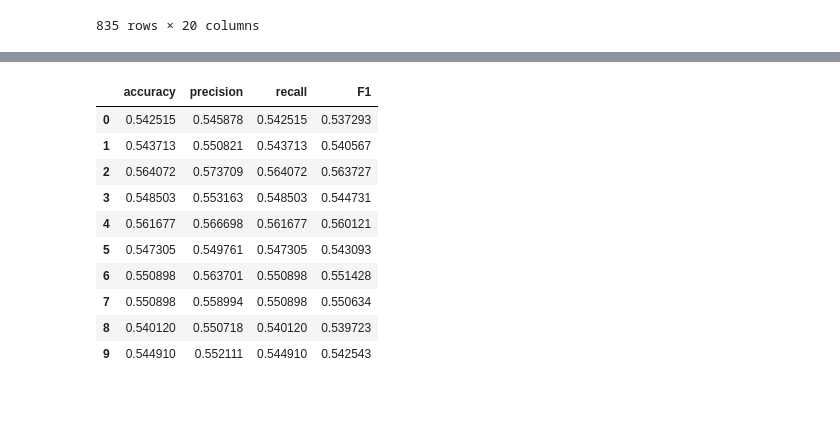
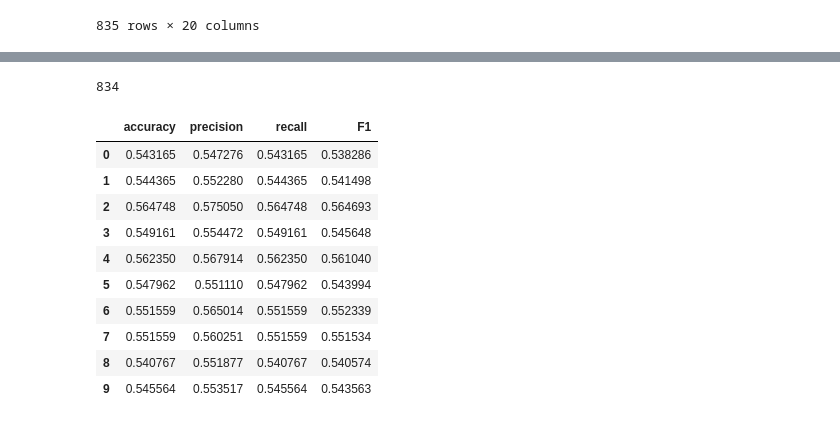
Before and after one commit to jvdzwaan/dilipad, a Jupyter notebook: results/CAP text classification.ipynb, the cells around one changed output, grey strips where cells are left out. Cells and saved outputs as stored; diff of their text form; code cells hidden in the pictures.

Commit message:
Finish CAP vragenuurtje results, also for parties experiment

```diff
--- a/results/CAP text classification.ipynb
+++ b/results/CAP text classification.ipynb
@@ -442,7 +282,9 @@ topic_cap_mapping
 # %%
+# automatically selected high quality topics
+print usefulness_data['npmi'].mean()
 c = Counter()
 hq = {}
-for i, h in enumerate(usefulness_data['mean_usefulness'] > 2.0):
+for i, h in enumerate(usefulness_data['npmi'] > usefulness_data['npmi'].mean()):
     if h:
         cap = topic2cap[i]
         c[cap] += 1
@@ -454,7 +296,7 @@ print hq.keys()
 hq[21] = []
 c[21] = 0
 
-topic_cap_mapping['high quality topics'] = pd.Series(hq)
-topic_cap_mapping['number of high quality topics'] = pd.Series(c)
+topic_cap_mapping['npmi high quality topics'] = pd.Series(hq)
+topic_cap_mapping['number of npmi high quality topics'] = pd.Series(c)
 topic_cap_mapping
 # %% [output]
@@ -504,10 +322,10 @@ topic_cap_mapping
 # %%
 import glob
 
-d = pd.read_csv('/home/jvdzwaan/data/dilipad/CAP/thetas/theta_100_0.csv', index_col=0)
+d = pd.read_csv('/home/jvdzwaan/data/dilipad/CAP/parties_through_time_vragenuurtje_results/theta_100_0.csv', index_col=0)
 res = pd.DataFrame(index=d.index)
 
-files = glob.glob('/home/jvdzwaan/data/dilipad/CAP/thetas/*_*_*.csv')
+files = glob.glob('/home/jvdzwaan/data/dilipad/CAP/parties_through_time_vragenuurtje_results/*_*_*.csv')
 #print files
 for i, fi in enumerate(files):
     df = pd.read_csv(fi, index_col=0)
@@ -534,6 +352,3 @@ res
 | 998.txt | 24 | 24 | 24 | 24 | 24 | 24 | 24 | 24 | 24 | 24 | 12 | ... |
 | 999.txt | 58 | 58 | 58 | 58 | 58 | 58 | 58 | 58 | 58 | 58 | 3 | ... |
 835 rows × 20 columns
-# %%
-res['manual'] = pd.Series(data=cap_results['manual'].values, index=cap_results['Unnamed: 0'].values)
-res
@@ -559,23 +355,45 @@ res
+# %%
+# performance uitrekenen
+import re
+
+text_files = glob.glob('/home/jvdzwaan/data/dilipad/CAP/vragenuurtje_filtered/*')
+text_files.sort()
+#print text_files
+print len(text_files)
+
+text_ids = [int(re.search(r'\d+', f).group()) for f in text_files]
+
+data = pd.read_excel('/home/jvdzwaan/data/dilipad/CAP/PA OQ COMPLETE.xls', index_col=0)
+data['main code'] = data.apply(lambda row: int(row['subcode']) / 100, axis=1)
+data = data.loc[text_ids]
+class_labels = data[data['main code'] != 0]['main code'].values
+
+#print class_labels
+#print len(class_labels)
+# %% [output]
+834
 # %%
 performance = pd.DataFrame(np.zeros((5, 4)), columns=['accuracy', 'precision', 'recall', 'F1'], index=range(5))
 
+res = res.loc[[f.replace('/home/jvdzwaan/data/dilipad/CAP/vragenuurtje_filtered/', '') for f in text_files]]
+
 for it in range(10):
-    performance.loc[it, 'accuracy'] = accuracy_score(res['manual'], res['cap{}'.format(it)])
-    performance.loc[it, 'precision'] = precision_score(res['manual'], res['cap{}'.format(it)], average='weighted')
-    performance.loc[it, 'recall'] = recall_score(res['manual'], res['cap{}'.format(it)], average='weighted')
-    performance.loc[it, 'F1'] = f1_score(res['manual'], res['cap{}'.format(it)], average='weighted')
+    performance.loc[it, 'accuracy'] = accuracy_score(class_labels, res['cap{}'.format(it)])
+    performance.loc[it, 'precision'] = precision_score(class_labels, res['cap{}'.format(it)], average='weighted')
+    performance.loc[it, 'recall'] = recall_score(class_labels, res['cap{}'.format(it)], average='weighted')
+    performance.loc[it, 'F1'] = f1_score(class_labels, res['cap{}'.format(it)], average='weighted')
 
-performance.to_csv('/home/jvdzwaan/data/dilipad/CAP/performance_tm.csv', encoding='utf-8')
+performance.to_csv('/home/jvdzwaan/data/dilipad/CAP/parties_through_time_vragenuurtje_results/performance_tm.csv', encoding='utf-8')
 performance
 # %% [output]
 |  | accuracy | precision | recall | F1 |
-| 0 | 0.542515 | 0.545878 | 0.542515 | 0.537293 |
-| 1 | 0.543713 | 0.550821 | 0.543713 | 0.540567 |
-| 2 | 0.564072 | 0.573709 | 0.564072 | 0.563727 |
-| 3 | 0.548503 | 0.553163 | 0.548503 | 0.544731 |
-| 4 | 0.561677 | 0.566698 | 0.561677 | 0.560121 |
-| 5 | 0.547305 | 0.549761 | 0.547305 | 0.543093 |
-| 6 | 0.550898 | 0.563701 | 0.550898 | 0.551428 |
-| 7 | 0.550898 | 0.558994 | 0.550898 | 0.550634 |
-| 8 | 0.540120 | 0.550718 | 0.540120 | 0.539723 |
-| 9 | 0.544910 | 0.552111 | 0.544910 | 0.542543 |
+| 0 | 0.543165 | 0.547276 | 0.543165 | 0.538286 |
+| 1 | 0.544365 | 0.552280 | 0.544365 | 0.541498 |
+| 2 | 0.564748 | 0.575050 | 0.564748 | 0.564693 |
+| 3 | 0.549161 | 0.554472 | 0.549161 | 0.545648 |
+| 4 | 0.562350 | 0.567914 | 0.562350 | 0.561040 |
+| 5 | 0.547962 | 0.551110 | 0.547962 | 0.543994 |
+| 6 | 0.551559 | 0.565014 | 0.551559 | 0.552339 |
+| 7 | 0.551559 | 0.560251 | 0.551559 | 0.551534 |
+| 8 | 0.540767 | 0.551877 | 0.540767 | 0.540574 |
+| 9 | 0.545564 | 0.553517 | 0.545564 | 0.543563 |
```
Also changed, not shown: parts of 30 cells of this notebook, 3 other files.
